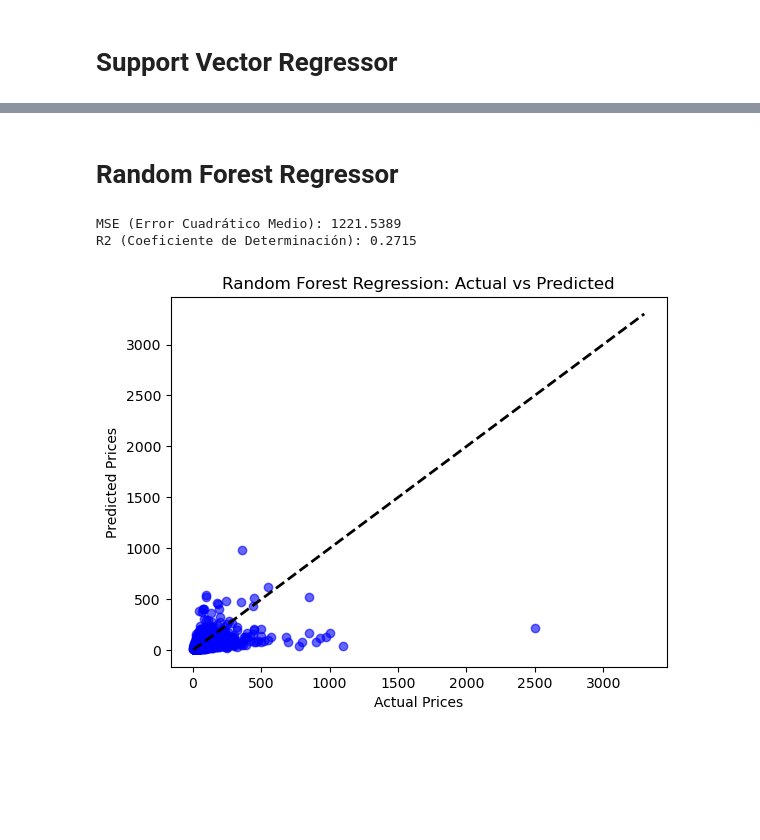
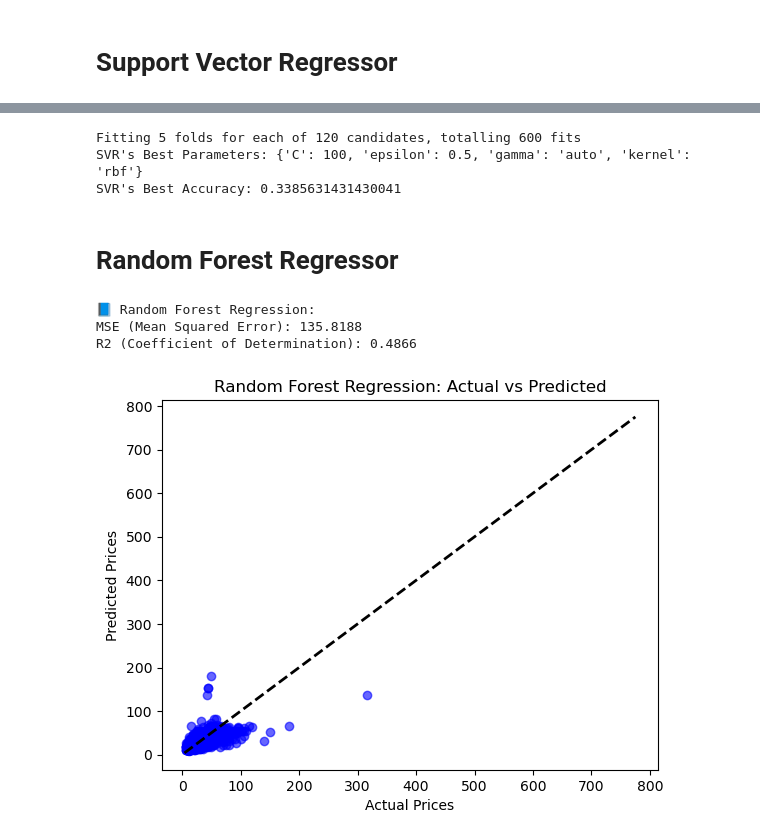
Before and after one commit to FILET81/World-of-Wines, a Jupyter notebook: Wine Price Predictor ML.ipynb, the cells around one changed output, grey strips where cells are left out. Cells and saved outputs as stored; diff of their text form; code cells hidden in the pictures; blank space fills up the shorter version.

```diff
--- a/Wine Price Predictor.ipynb
+++ b/Wine Price Predictor ML.ipynb
@@ -116,6 +113,6 @@ encoder.categories_
 # %%
 # Concatenating both "X_num" and "X_cat" variables:
-X = np.concatenate((encoded, x_standardized), axis=1)
+X = np.concatenate((encoded, optimusprime), axis=1)
 # %%
 # Splitting data between "train" and "test":
 X_train, X_test, y_train, y_test = train_test_split(X, y, train_size=0.8, random_state=42)
@@ -207,0 +275,18 @@ R2 (Coeficiente de Determinación): 0.1546
+# %%
+# Defining the model:
+svr = SVR(kernel="rbf", C=100, epsilon=0.5, gamma="auto")
+
+# Fitting the model:
+svr.fit(X_train, y_train)
+
+# Making predictions:
+y_pred_svr = svr.predict(X_test)
+
+# Evaluating performance of the model:
+mse_svr = mean_squared_error(y_test, y_pred_svr)
+r2_svr = r2_score(y_test, y_pred_svr)
+
+# Printing the performance's results:
+print("📘 Support Vector Regression:")
+print(f'MSE (Mean Squared Error): {mse_svr:.4f}')
+print(f'R2 (Coefficient of Determination): {r2_svr:.4f}')
@@ -208,29 +307,60 @@ R2 (Coeficiente de Determinación): 0.1546
+# %%
+# Defining the parameter grid (check the model's documentation to know the exact names of the hyperparameters):
+param_grid_svr = {
+    "C": [0.1, 1, 10, 100],
+    "epsilon": [0.01, 0.1, 0.5],
+    "kernel": ["rbf", "linear"],
+    "gamma": ["scale", "auto", 0.01, 0.1, 1]}
+
+# Creating GridSearchCV:
+grid_search_svr = GridSearchCV(
+    estimator=SVR(),     # Model we want to fit
+    param_grid=param_grid_svr,     # Hyperparameters grid
+    cv=5,     # Number of Cross-Validation folds
+    scoring="r2",     # Scoring method we'll use to determine the best hyperparameters
+	verbose=1)     # It prints the results at each step
+
+# Performing Grid Search:
+grid_search_svr.fit(X, y)
+
+# Returning Best parameters & Best score:
+print("SVR's Best Parameters:", grid_search_svr.best_params_)
+print("SVR's Best Accuracy:", grid_search_svr.best_score_)
+# %% [output]
+Fitting 5 folds for each of 120 candidates, totalling 600 fits
+SVR's Best Parameters: {'C': 100, 'epsilon': 0.5, 'gamma': 'auto', 'kernel': 'rbf'}
+SVR's Best Accuracy: 0.3385631431430041
 # %% [markdown]
 # Random Forest Regressor
 # %%
-rfr = RandomForestRegressor(n_estimators=100, random_state=42)
+# Defining the model:
+rfr = RandomForestRegressor(n_estimators=100, random_state=42, min_samples_leaf=4, min_samples_split=5, bootstrap=True, max_depth=20, max_features="sqrt")
 
+# Fitting the model:
 rfr.fit(X_train, y_train)
 
-# Predictions:
-y_pred = rfr.predict(X_test)
+# Making predictions:
+y_pred_rfr = rfr.predict(X_test)
 
-# Evaluate performance:
-mse = mean_squared_error(y_test, y_pred)
-r2 = r2_score(y_test, y_pred)
+# Evaluating performance of the model:
+mse_rfr = mean_squared_error(y_test, y_pred_rfr)
+r2_rfr = r2_score(y_test, y_pred_rfr)
 
-print(f'MSE (Error Cuadrático Medio): {mse:.4f}')
-print(f'R2 (Coeficiente de Determinación): {r2:.4f}')
+# Printing the performance's results:
+print("📘 Random Forest Regression:")
+print(f'MSE (Mean Squared Error): {mse_rfr:.4f}')
+print(f'R2 (Coefficient of Determination): {r2_rfr:.4f}')
 # %% [output]
-MSE (Error Cuadrático Medio): 1221.5389
-R2 (Coeficiente de Determinación): 0.2715
+📘 Random Forest Regression:
+MSE (Mean Squared Error): 135.8188
+R2 (Coefficient of Determination): 0.4866
 # %%
-# Plot actual vs predicted values
-plt.scatter(y_test, y_pred, color="blue", alpha=0.6)
+# Plotting actual vs predicted values:
+plt.scatter(y_test, y_pred_rfr, color="blue", alpha=0.6)
 plt.plot([y.min(), y.max()], [y.min(), y.max()], 'k--', lw=2)  # Diagonal line for reference
 plt.xlabel("Actual Prices")
 plt.ylabel("Predicted Prices")
 plt.title("Random Forest Regression: Actual vs Predicted")
 plt.show()
 # %% [output]
-[figure, old version]
+[figure, new version]
```
Also changed, not shown: parts of 22 cells of this notebook, 1 other file.
